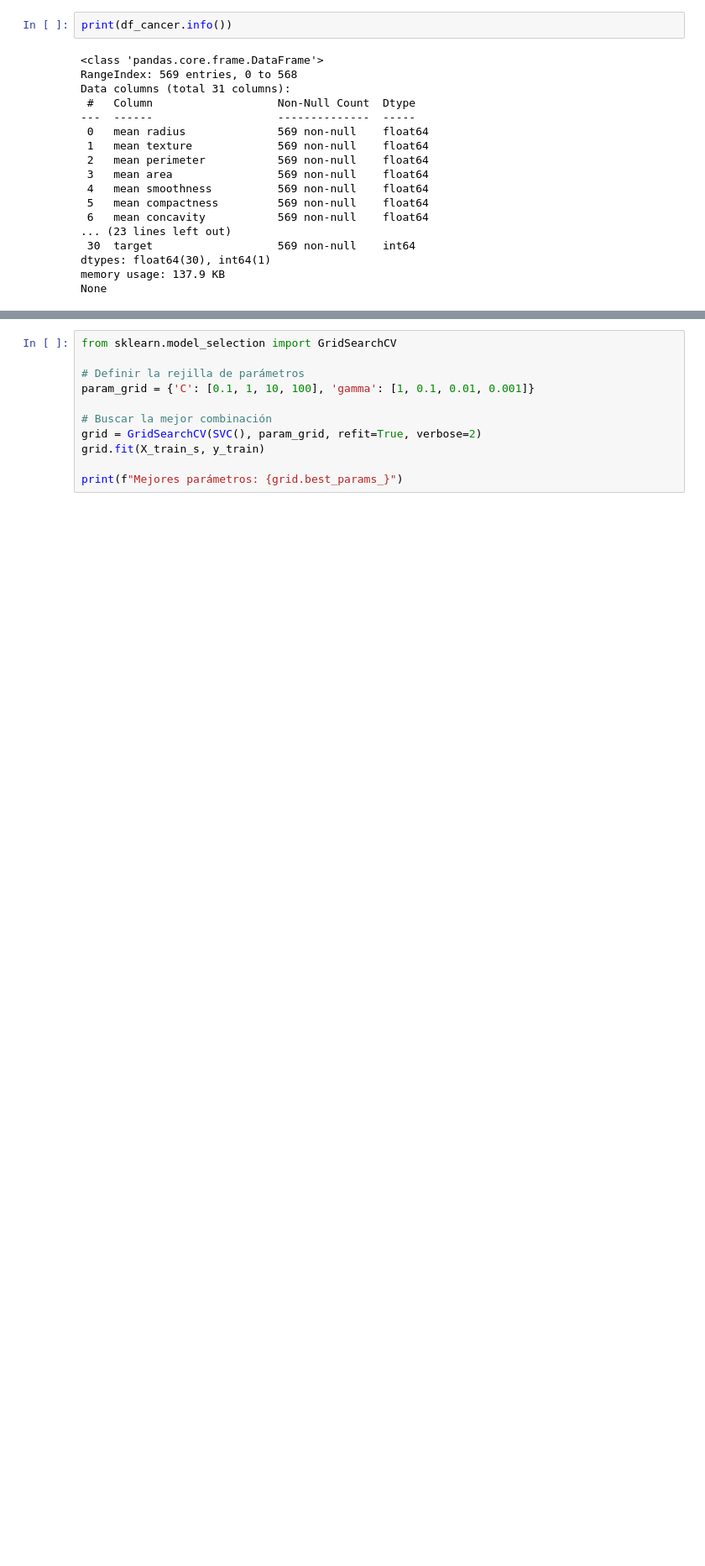
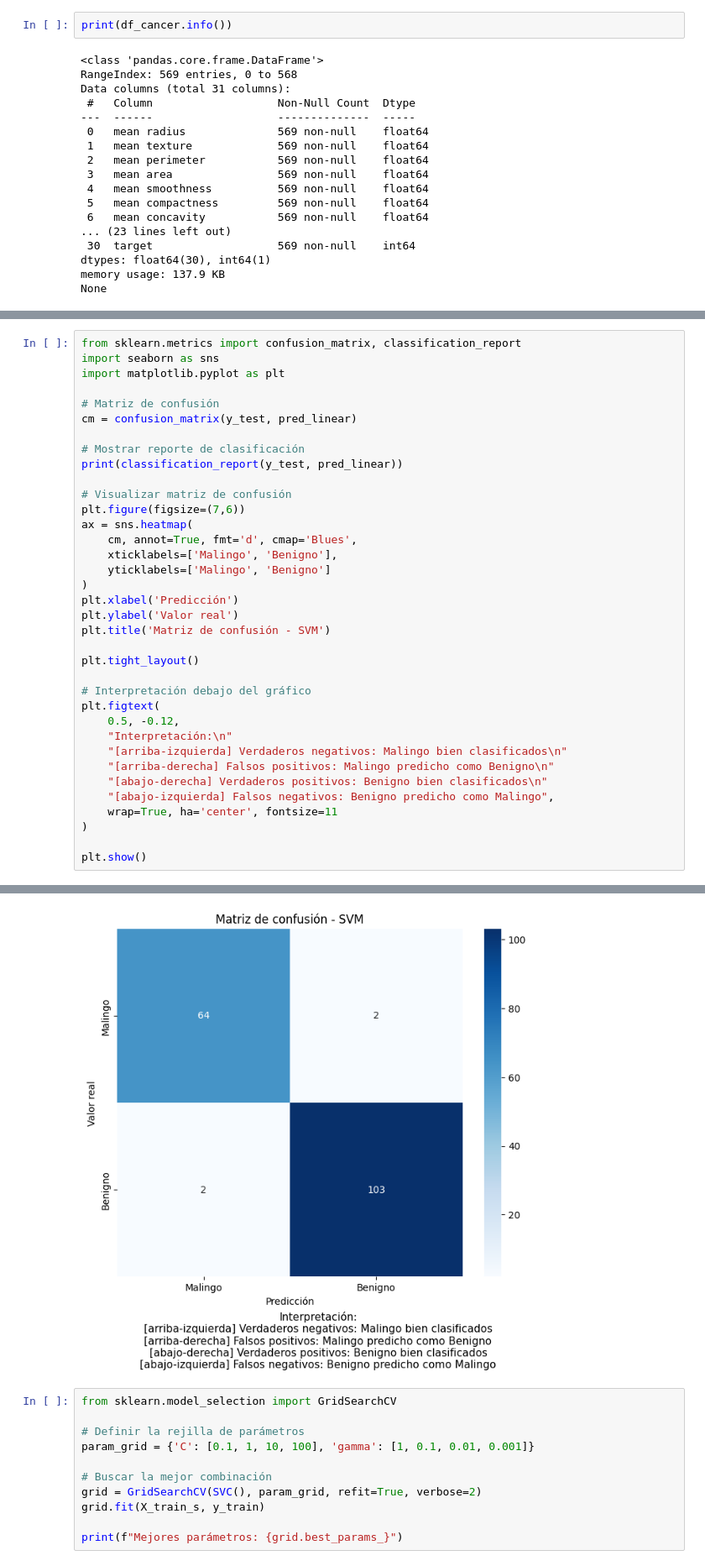
Before and after one commit to Dreyeles/jupyter_modDatos, a Jupyter notebook: s08_clasificacion_svm/notebooks/breast_cancer_svm.ipynb, the cells around one changed output, grey strips where cells are left out. Shown at 84% size. Saved outputs shown, nothing was run; the diff lists cells and outputs as text; blank space fills up the shorter version.

```diff
--- a/s08_clasificacion_svm/notebooks/breast_cancer_svm.ipynb
+++ b/s08_clasificacion_svm/notebooks/breast_cancer_svm.ipynb
@@ -92,0 +165,37 @@ weighted avg       0.98      0.98      0.98       171
+# %%
+from sklearn.metrics import confusion_matrix, classification_report
+import seaborn as sns
+import matplotlib.pyplot as plt
+
+# Matriz de confusión
+cm = confusion_matrix(y_test, pred_linear)
+
+# Mostrar reporte de clasificación
+print(classification_report(y_test, pred_linear))
+
+# Visualizar matriz de confusión
+plt.figure(figsize=(7,6))
+ax = sns.heatmap(
+    cm, annot=True, fmt='d', cmap='Blues',
+    xticklabels=['Malingo', 'Benigno'],
+    yticklabels=['Malingo', 'Benigno']
+)
+plt.xlabel('Predicción')
+plt.ylabel('Valor real')
+plt.title('Matriz de confusión - SVM')
+
+plt.tight_layout()
+
+# Interpretación debajo del gráfico
+plt.figtext(
+    0.5, -0.12,
+    "Interpretación:\n"
+    "[arriba-izquierda] Verdaderos negativos: Malingo bien clasificados\n"
+    "[arriba-derecha] Falsos positivos: Malingo predicho como Benigno\n"
+    "[abajo-derecha] Verdaderos positivos: Benigno bien clasificados\n"
+    "[abajo-izquierda] Falsos negativos: Benigno predicho como Malingo",
+    wrap=True, ha='center', fontsize=11
+)
+
+plt.show()
+# %% [output]
@@ -93,3 +210,4 @@ weighted avg       0.98      0.98      0.98       171
+[figure, added]
 # %%
 from sklearn.model_selection import GridSearchCV
 
```
Also changed, not shown: parts of 4 cells of this notebook, 1 other file.
